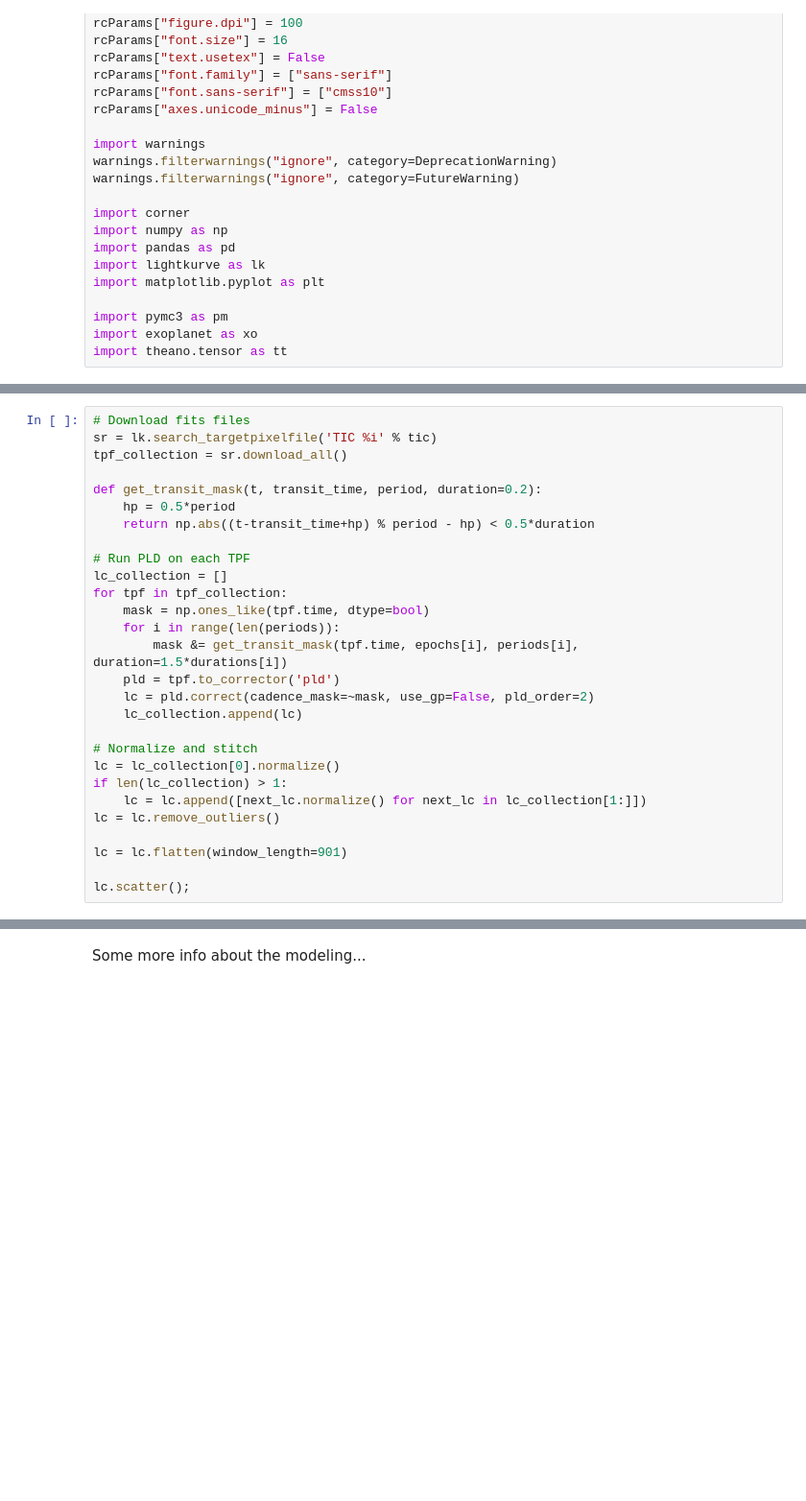
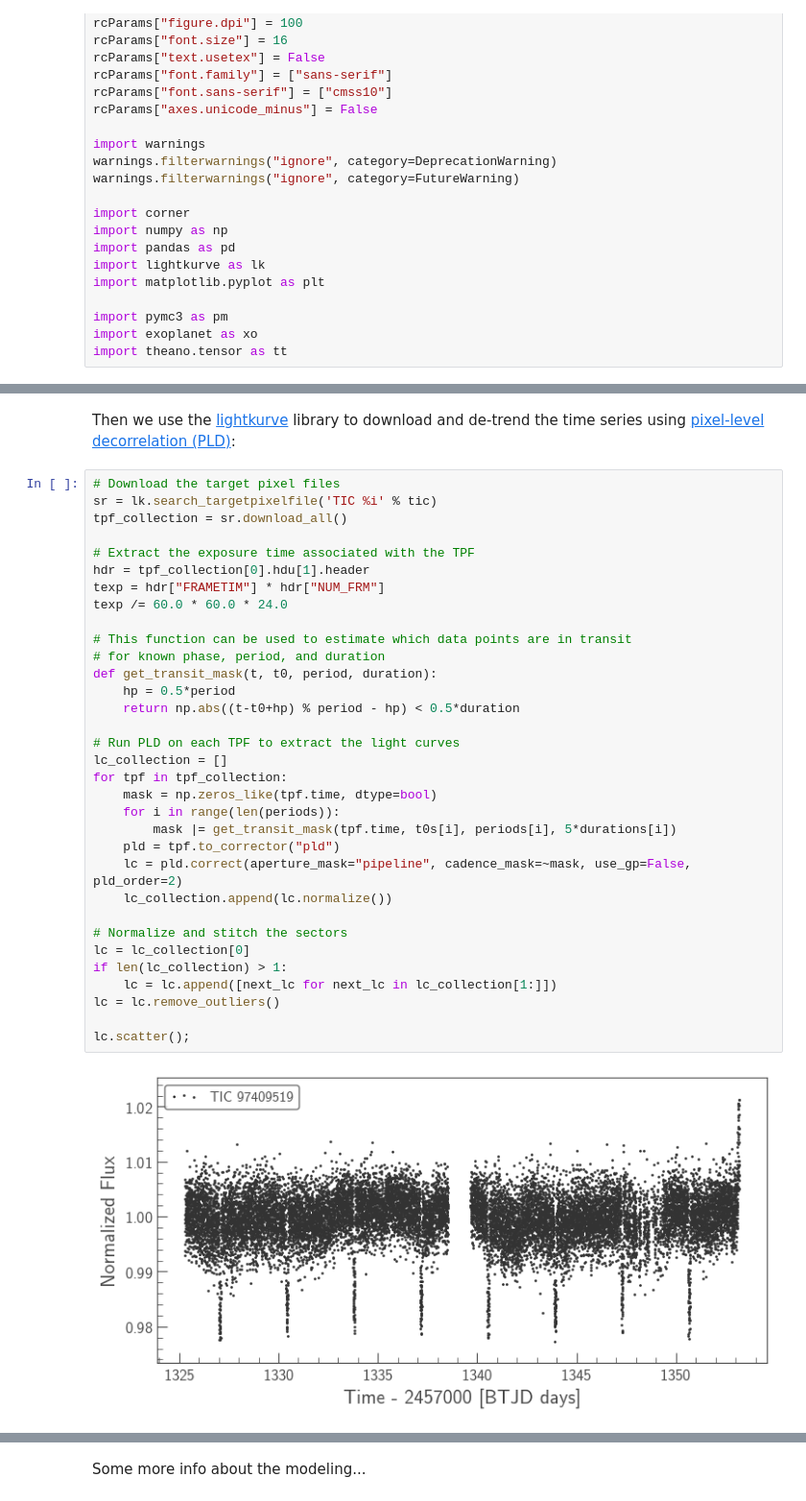
Before and after one commit to dfm/tess-atlas, a Jupyter notebook: template.ipynb, the cells around one changed output, grey strips where cells are left out. Shown at 96% size. Cells and saved outputs as stored; diff of their text form; blank space fills up the shorter version.

```diff
--- a/template.ipynb
+++ b/template.ipynb
@@ -57,29 +100,38 @@ if not (np.isfinite(toi_r_star) and np.isfinite(toi_r_star_err)):
 letters = "bcdefghijklmnopqrstuvwxyz"[:len(periods)]
+# %% [markdown]
+Then we use the [lightkurve](https://docs.lightkurve.org) library to download and de-trend the time series using [pixel-level decorrelation (PLD)](https://docs.lightkurve.org/api/lightkurve.correctors.PLDCorrector.html):
 # %%
-# Download fits files
+# Download the target pixel files
 sr = lk.search_targetpixelfile('TIC %i' % tic)
 tpf_collection = sr.download_all()
 
-def get_transit_mask(t, transit_time, period, duration=0.2):
+# Extract the exposure time associated with the TPF
+hdr = tpf_collection[0].hdu[1].header
+texp = hdr["FRAMETIM"] * hdr["NUM_FRM"]
+texp /= 60.0 * 60.0 * 24.0
+
+# This function can be used to estimate which data points are in transit
+# for known phase, period, and duration
+def get_transit_mask(t, t0, period, duration):
     hp = 0.5*period
-    return np.abs((t-transit_time+hp) % period - hp) < 0.5*duration
+    return np.abs((t-t0+hp) % period - hp) < 0.5*duration
 
-# Run PLD on each TPF
+# Run PLD on each TPF to extract the light curves
 lc_collection = []
 for tpf in tpf_collection:
-    mask = np.ones_like(tpf.time, dtype=bool)
+    mask = np.zeros_like(tpf.time, dtype=bool)
     for i in range(len(periods)):
-        mask &= get_transit_mask(tpf.time, epochs[i], periods[i], duration=1.5*durations[i])
-    pld = tpf.to_corrector('pld')
-    lc = pld.correct(cadence_mask=~mask, use_gp=False, pld_order=2)
-    lc_collection.append(lc)
+        mask |= get_transit_mask(tpf.time, t0s[i], periods[i], 5*durations[i])
+    pld = tpf.to_corrector("pld")
+    lc = pld.correct(aperture_mask="pipeline", cadence_mask=~mask, use_gp=False, pld_order=2)
+    lc_collection.append(lc.normalize())
 
-# Normalize and stitch
-lc = lc_collection[0].normalize()
+# Normalize and stitch the sectors
+lc = lc_collection[0]
 if len(lc_collection) > 1:
-    lc = lc.append([next_lc.normalize() for next_lc in lc_collection[1:]])
+    lc = lc.append([next_lc for next_lc in lc_collection[1:]])
 lc = lc.remove_outliers()
 
-lc = lc.flatten(window_length=901)
-
 lc.scatter();
+# %% [output]
+[figure, added]
```
Also changed, not shown: parts of 21 cells of this notebook.
